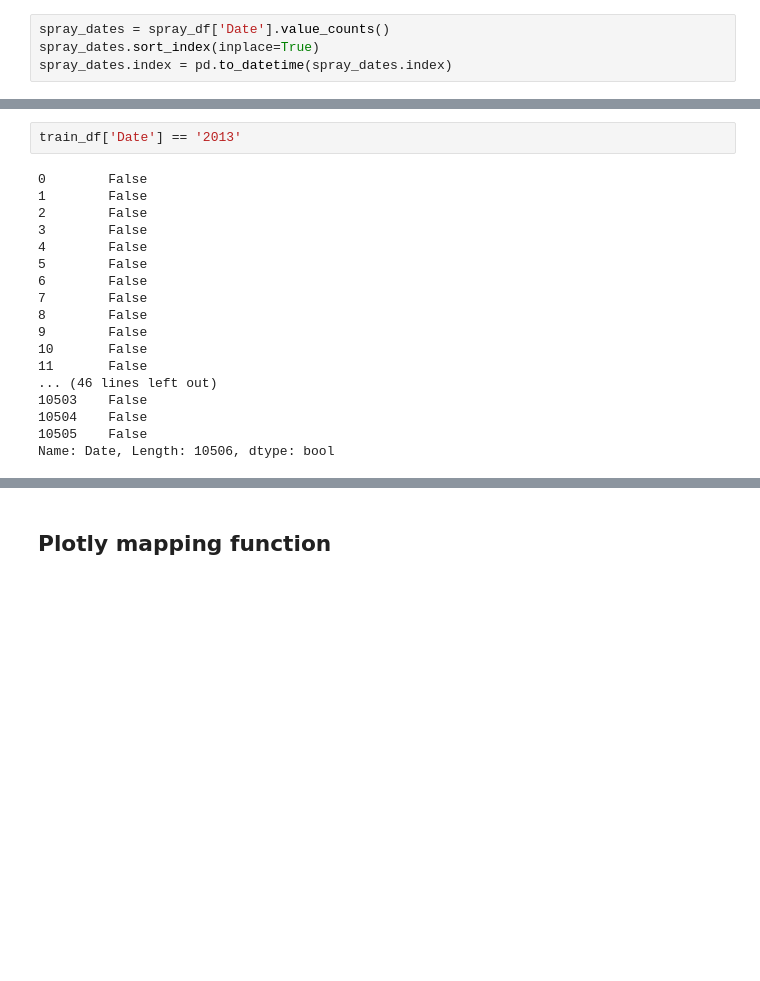
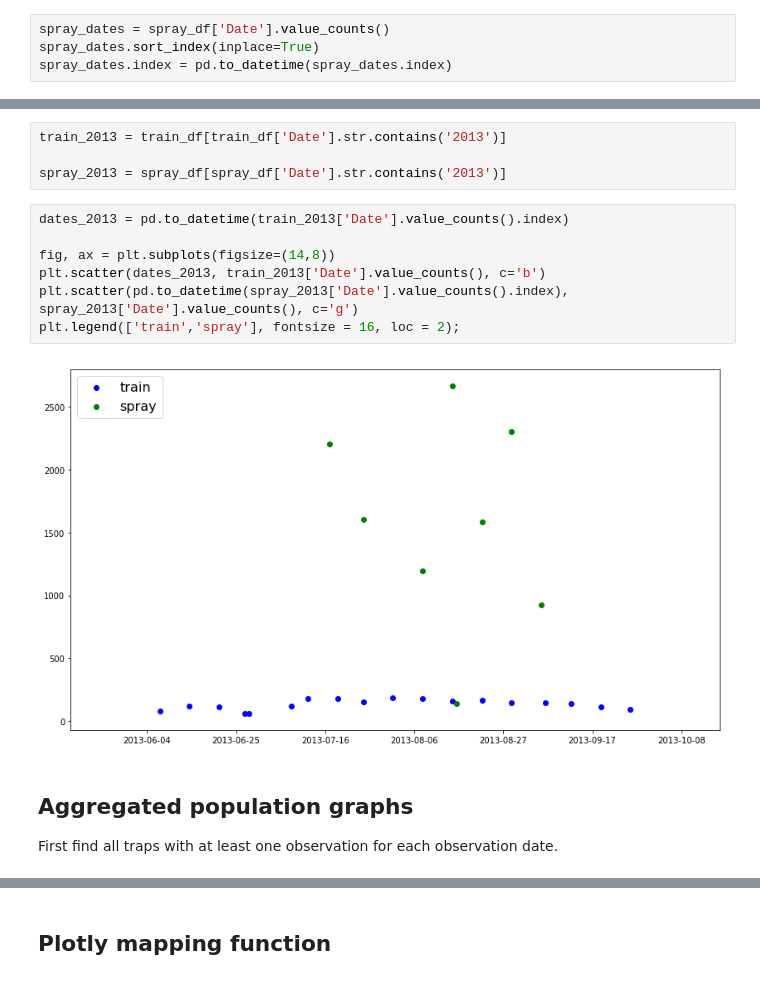
Before and after one commit to harryconnelly/westnilevirus, a Jupyter notebook: Code/EDA-Owen.ipynb, the cells around one changed output, grey strips where cells are left out. Cells and saved outputs as stored; diff of their text form; blank space fills up the shorter version.

```diff
--- a/Code/EDA-Owen.ipynb
+++ b/Code/EDA-Owen.ipynb
@@ -170,20 +147,16 @@ train_2013 = train_df
-# %%
-train_df['Date'] == '2013'
-# %% [output]
-0        False
-1        False
-2        False
-3        False
-4        False
-5        False
-6        False
-7        False
-8        False
-9        False
-10       False
-11       False
-... (46 lines left out)
-10503    False
-10504    False
-10505    False
-Name: Date, Length: 10506, dtype: bool
+# %%
+train_2013 = train_df[train_df['Date'].str.contains('2013')]
+
+spray_2013 = spray_df[spray_df['Date'].str.contains('2013')]
+# %%
+dates_2013 = pd.to_datetime(train_2013['Date'].value_counts().index)
+
+fig, ax = plt.subplots(figsize=(14,8))
+plt.scatter(dates_2013, train_2013['Date'].value_counts(), c='b')
+plt.scatter(pd.to_datetime(spray_2013['Date'].value_counts().index), spray_2013['Date'].value_counts(), c='g')
+plt.legend(['train','spray'], fontsize = 16, loc = 2);
+# %% [output]
+[figure, added]
+# %% [markdown]
+## Aggregated population graphs
+First find all traps with at least one observation for each observation date.
```
Also changed, not shown: parts of 11 cells of this notebook, 1 other file.
